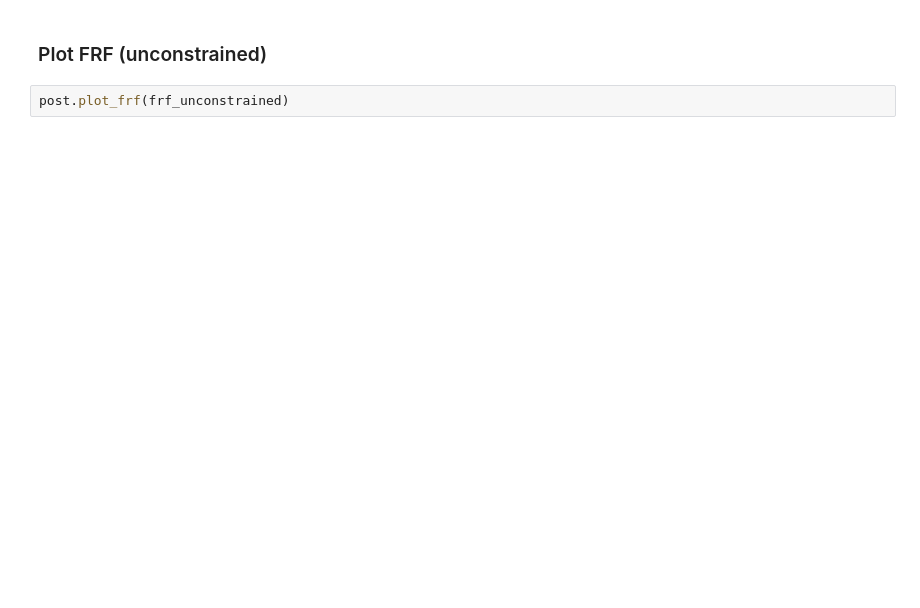
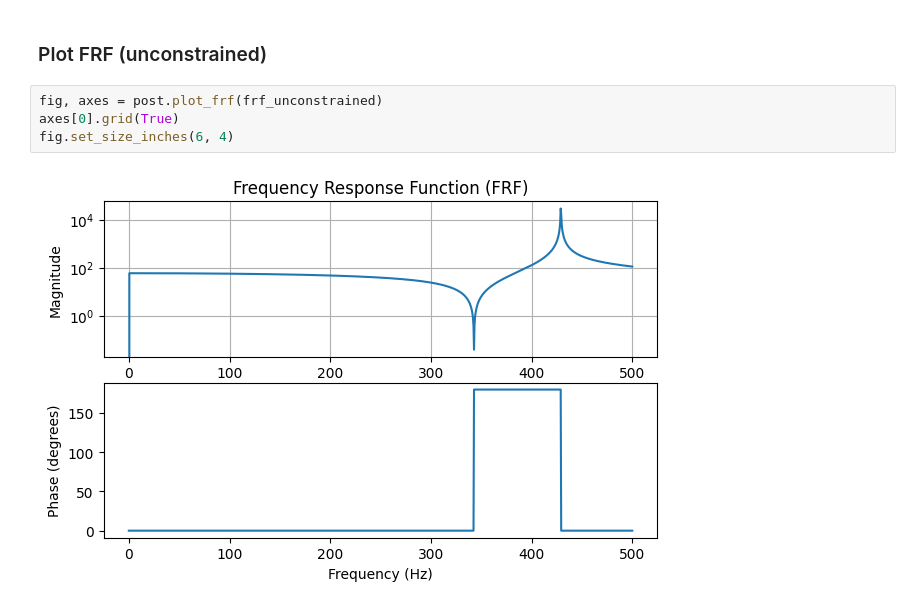
Before and after one commit to TatsuyaKatayama/pipeVibSim, a Jupyter notebook: notebooks/example.ipynb, the cells around one changed output. Cells and saved outputs as stored; diff of their text form; blank space fills up the shorter version.

```diff
--- a/notebooks/example.ipynb
+++ b/notebooks/example.ipynb
@@ -83,4 +124,8 @@ print(frf_unconstrained)
 # %% [markdown]
 ### Plot FRF (unconstrained)
-# %%
-post.plot_frf(frf_unconstrained)
+# %%
+fig, axes = post.plot_frf(frf_unconstrained)
+axes[0].grid(True)
+fig.set_size_inches(6, 4)
+# %% [output]
+[figure, added]
```
Also changed, not shown: parts of 8 cells of this notebook, 1 other file.
